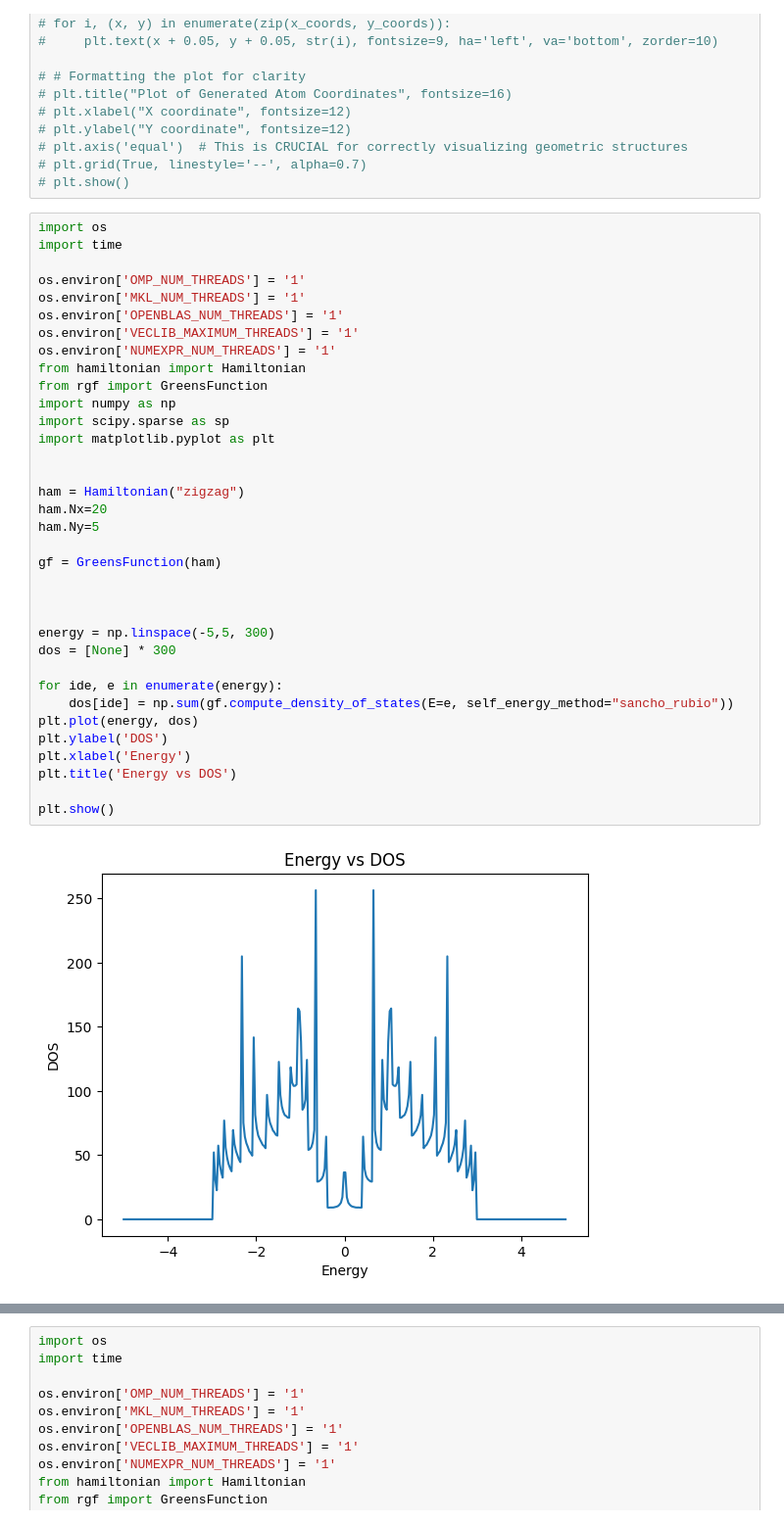
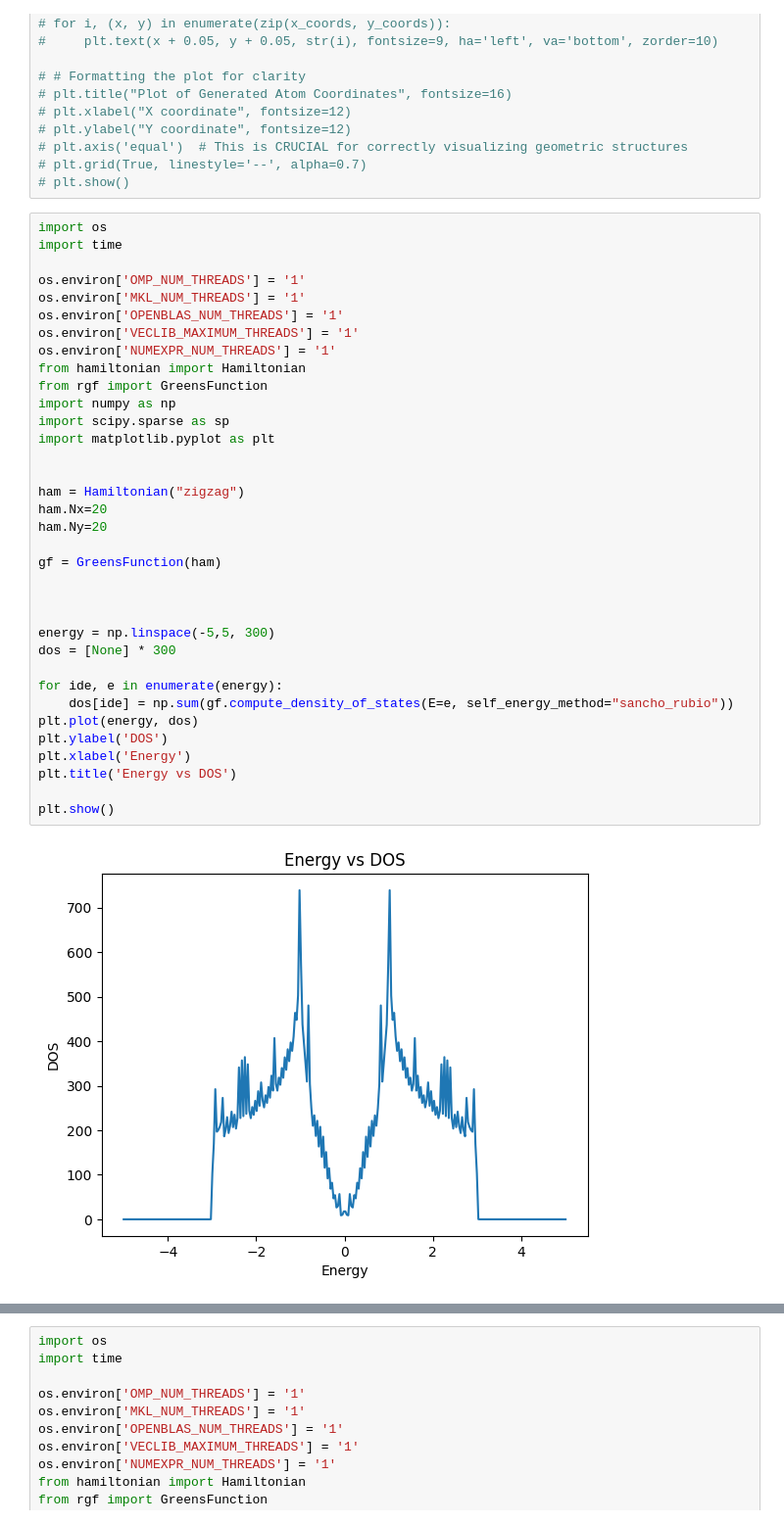
Before and after one commit to nandandiwan/transistorNEGF, a Jupyter notebook: src/test_systems/test.ipynb, the cells around one changed output, grey strips where cells are left out. Shown at 98% size. Drawn from its saved outputs; the diff is of its cells as text.

```diff
--- a/src/test_systems/test.ipynb
+++ b/src/test_systems/test.ipynb
@@ -125,32 +171,32 @@ os.environ['OMP_NUM_THREADS'] = '1'
 os.environ['MKL_NUM_THREADS'] = '1'
 os.environ['OPENBLAS_NUM_THREADS'] = '1'
 os.environ['VECLIB_MAXIMUM_THREADS'] = '1'
 os.environ['NUMEXPR_NUM_THREADS'] = '1'
 from hamiltonian import Hamiltonian
 from rgf import GreensFunction
 import numpy as np
 import scipy.sparse as sp
 import matplotlib.pyplot as plt
 
 
 ham = Hamiltonian("zigzag")
 ham.Nx=20
-ham.Ny=5
+ham.Ny=20
 
 gf = GreensFunction(ham)
 
 
 
 energy = np.linspace(-5,5, 300)
 dos = [None] * 300
 
 for ide, e in enumerate(energy):
     dos[ide] = np.sum(gf.compute_density_of_states(E=e, self_energy_method="sancho_rubio"))
 plt.plot(energy, dos)
 plt.ylabel('DOS')
 plt.xlabel('Energy')
 plt.title('Energy vs DOS')
 
 plt.show()
 # %% [output]
-[figure, old version]
+[figure, new version]
```
Also changed, not shown: parts of 9 cells of this notebook, 6 other files.
